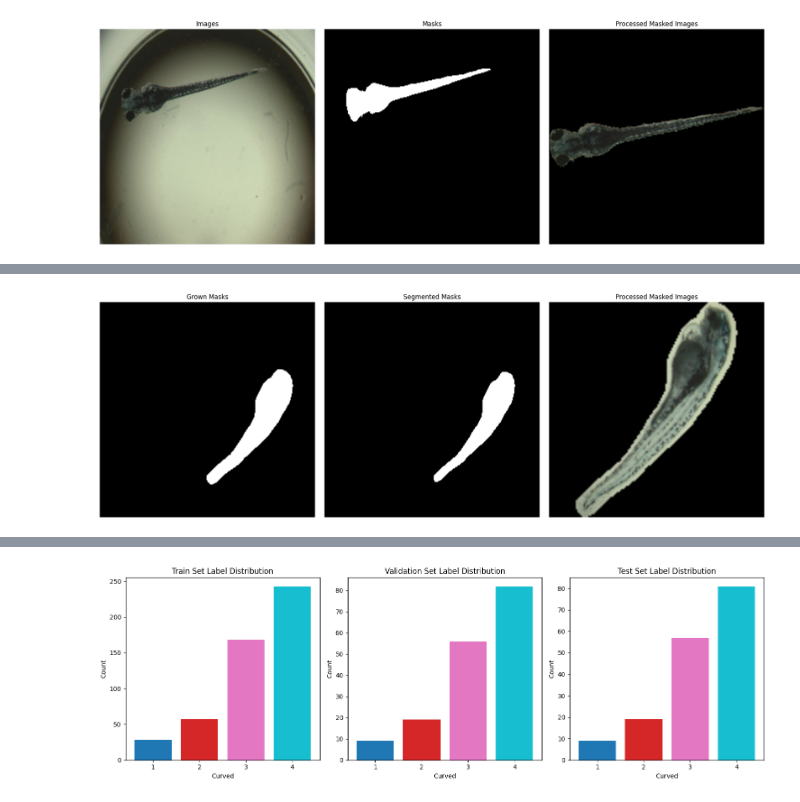
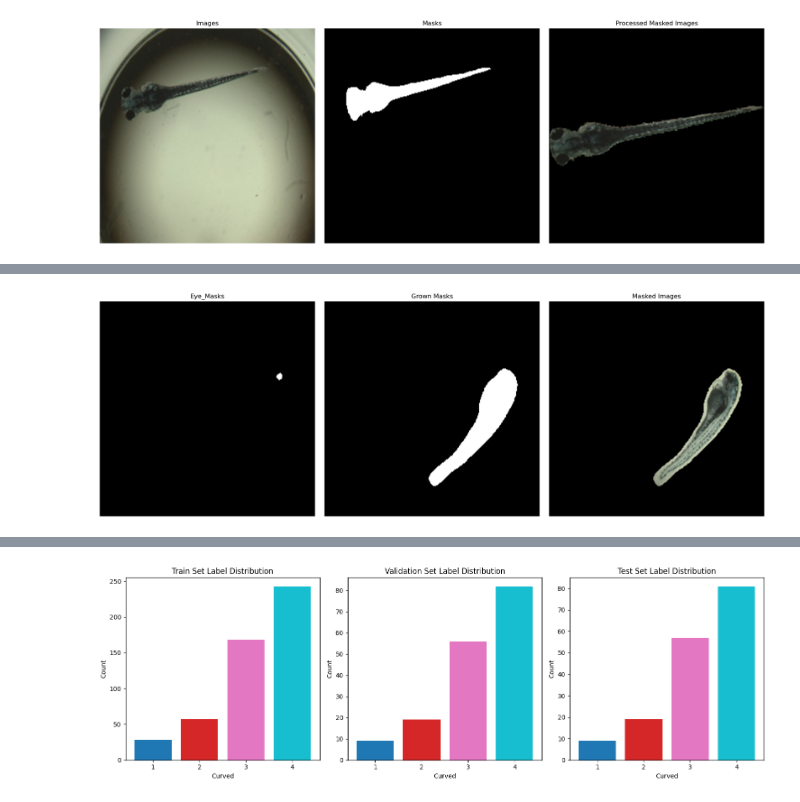
Before and after one commit to MarkDanielArndt/Zebra_Fish, a Jupyter notebook: Segmentation_Notebook.ipynb, the cells around one changed output, grey strips where cells are left out. Drawn from its saved outputs; the diff is of its cells as text; code cells hidden in the pictures.

```diff
--- a/Segmentation_Notebook.ipynb
+++ b/Segmentation_Notebook.ipynb
@@ -40,6 +40,6 @@ random.seed(seed)
 np.random.seed(seed)
 
 #0. Set user
-User="Mark" #Set to Mark if you are Mark XD
+User="Andrey" #Set to Mark if you are Mark XD
 print(User)
 # %% [output]
@@ -775,29 +786,30 @@ df_result["Filled Masks"] = df_result["Segmented Masks"].apply(fill_holes)
 # %%
 #Grow mask with morphology filter
-def grow_mask(mask, iterations=1, kernel_size=3):
-    """
-    Dilate the mask to grow the region by a number of iterations.
+if use_seg_model:
+    def grow_mask(mask, iterations=1, kernel_size=3):
+        """
+        Dilate the mask to grow the region by a number of iterations.
 
-    Args:
-    - mask: binary mask (numpy array with 0 and 1 or 0 and 255)
-    - iterations: how many times to apply dilation
-    - kernel_size: size of the structuring element
+        Args:
+        - mask: binary mask (numpy array with 0 and 1 or 0 and 255)
+        - iterations: how many times to apply dilation
+        - kernel_size: size of the structuring element
 
-    Returns:
-    - grown mask (same shape)
-    """
-    # Ensure binary with values 0 and 1
-    mask = (mask > 0).astype(np.uint8)
+        Returns:
+        - grown mask (same shape)
+        """
+        # Ensure binary with values 0 and 1
+        mask = (mask > 0).astype(np.uint8)
 
-    # Create a structuring element (you can also try cv2.MORPH_RECT or MORPH_CROSS)
-    kernel = cv2.getStructuringElement(cv2.MORPH_ELLIPSE, (kernel_size, kernel_size))
+        # Create a structuring element (you can also try cv2.MORPH_RECT or MORPH_CROSS)
+        kernel = cv2.getStructuringElement(cv2.MORPH_ELLIPSE, (kernel_size, kernel_size))
 
-    # Apply dilation
-    dilated = cv2.dilate(mask, kernel, iterations=iterations)
+        # Apply dilation
+        dilated = cv2.dilate(mask, kernel, iterations=iterations)
 
-    return dilated*255
+        return dilated*255
 
-#Apply the function to the DataFrame (1 or 3 interations)
-df_result["Grown Masks"] = df_result["Filled Masks"].apply(grow_mask, iterations=3, kernel_size=3)
+    #Apply the function to the DataFrame (1 or 3 interations)
+    df_result["Grown Masks"] = df_result["Filled Masks"].apply(grow_mask, iterations=3, kernel_size=3)
 # %%
 #Compute metrics to evaluate the Segmentation
@@ -944,12 +953,12 @@ if use_seg_model:
     # Overwrite the "Masked Images" column
     df_result["Masked Images"] = masked_images
 
-
+if Model_seg_eyes==False:
     df_result = preprocess_masked_images(df_result, target_size)
 # %%
 #Display predicted Mask, Masked image and Processed Masked Image
 if use_seg_model:
     #display_images(df_result, index=1, col1="Masked Images New", col2="Masked Images", col3='Processed Masked Images', target_size=target_size)
-    display_images(df_result, index=9, col1="Grown Masks", col2="Segmented Masks", col3='Processed Masked Images', target_size=target_size)
+    display_images(df_result, index=9, col1="Eye_Masks", col2="Grown Masks", col3="Masked Images", target_size=target_size)
 # %% [output]
-[figure, old version]
+[figure, new version]
```
Also changed, not shown: parts of 10 cells of this notebook, 1 other file.
